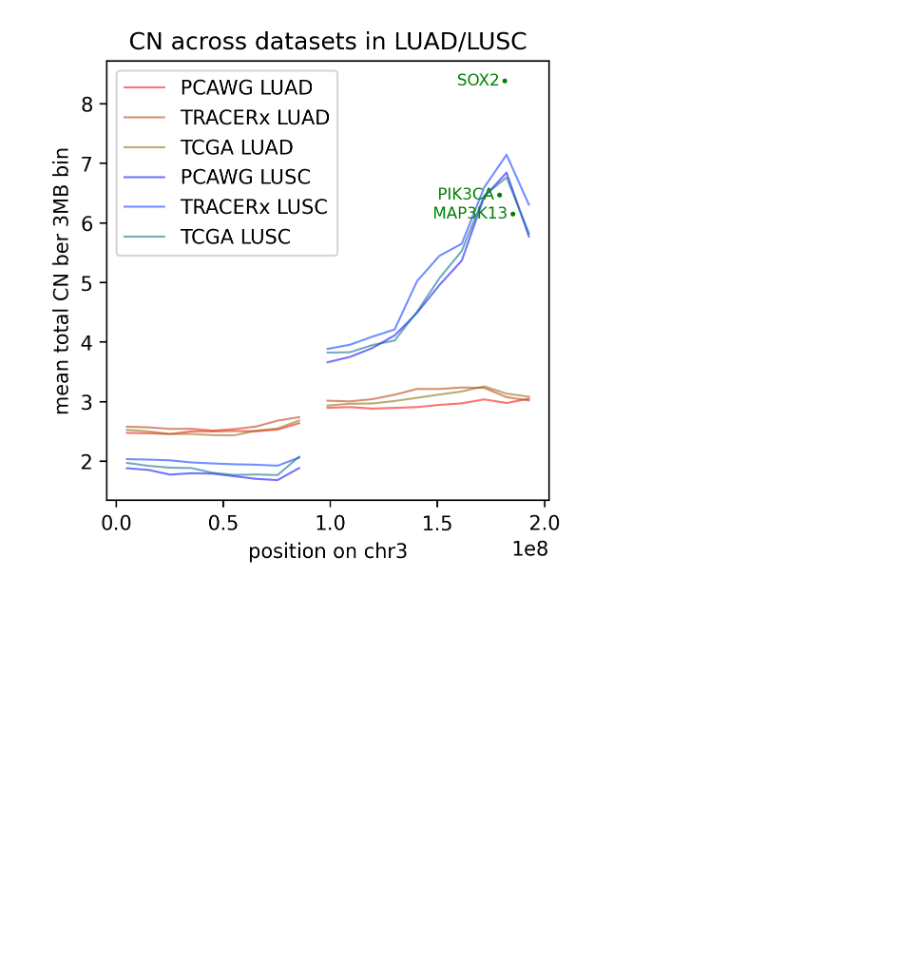
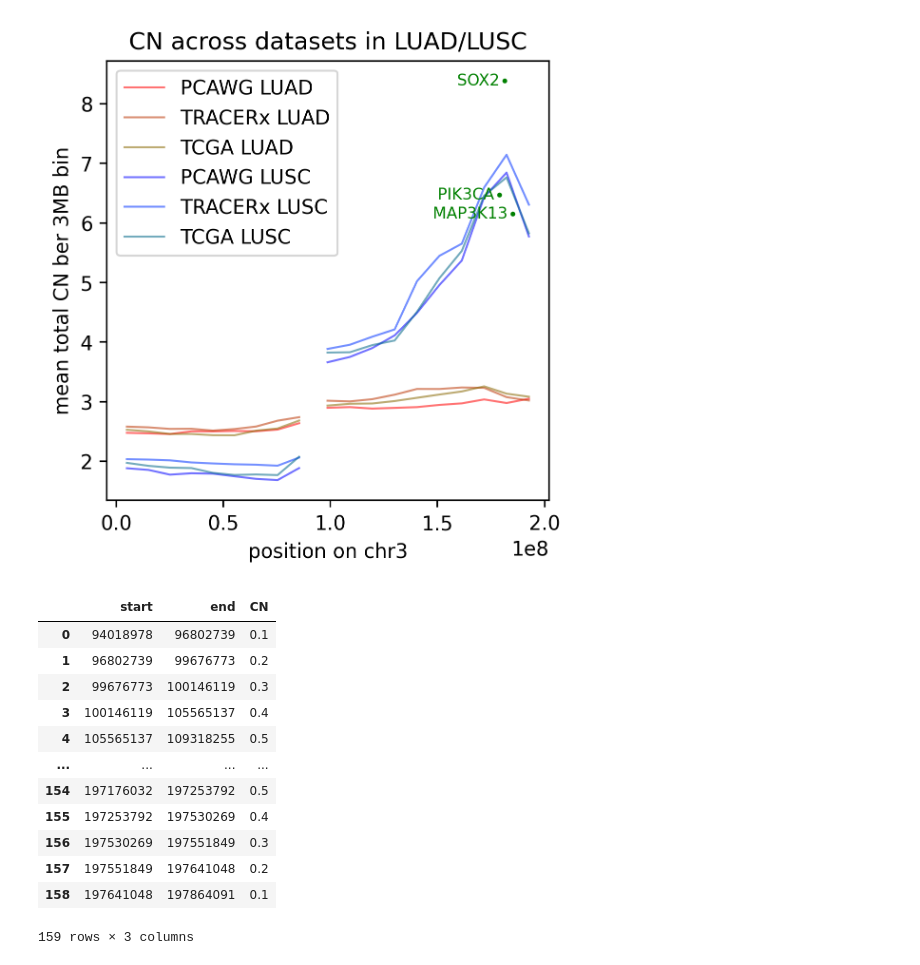
Before and after one commit to ICCB-Cologne/CNSistent, a Jupyter notebook: notebooks/analyze/analyze_lung.ipynb, the cells around one changed output. Saved outputs shown, nothing was run; the diff lists cells and outputs as text; code cells hidden in the pictures; blank space fills up the shorter version.

```diff
--- a/notebooks/analyze/analyze_lung.ipynb
+++ b/notebooks/analyze/analyze_lung.ipynb
@@ -160,0 +202,47 @@ plt.savefig("../../out/fig_LUAD_LUSC_single.pdf", bbox_inches='tight')
+# %%
+breaks = np.array(ranges).flatten()
+breaks.sort()
+split_ranges = []
+
+for start, end in ranges:
+    current_start = start
+
+    for brk in breaks:
+        if start < brk < end:
+            split_ranges.append((current_start, brk))
+            current_start = brk
+
+    split_ranges.append((current_start, end))
+# %%
+import pandas as pd
+
+# Count the occurrences of each pair
+counts = pd.Series(split_ranges).value_counts().reset_index()
+
+# Rename the columns
+counts.columns = ['range', 'CN']
+
+# Split the range into start and end
+counts[['start', 'end']] = pd.DataFrame(counts['range'].tolist(), index=counts.index)
+
+# Drop the 'range' column
+counts = counts.drop('range', axis=1)
+
+# Reorder the columns
+counts = counts[['start', 'end', 'CN']].sort_values(by=['start'], ignore_index=True)
+counts["CN"] = counts["CN"] / reps
+counts
+# %% [output]
+|  | start | end | CN |
+| 0 | 94018978 | 96802739 | 0.1 |
+| 1 | 96802739 | 99676773 | 0.2 |
+| 2 | 99676773 | 100146119 | 0.3 |
+| 3 | 100146119 | 105565137 | 0.4 |
+| 4 | 105565137 | 109318255 | 0.5 |
+| ... | ... | ... | ... |
+| 154 | 197176032 | 197253792 | 0.5 |
+| 155 | 197253792 | 197530269 | 0.4 |
+| 156 | 197530269 | 197551849 | 0.3 |
+| 157 | 197551849 | 197641048 | 0.2 |
+| 158 | 197641048 | 197864091 | 0.1 |
+159 rows × 3 columns
```
Also changed, not shown: parts of 6 cells of this notebook, 2 other files.
